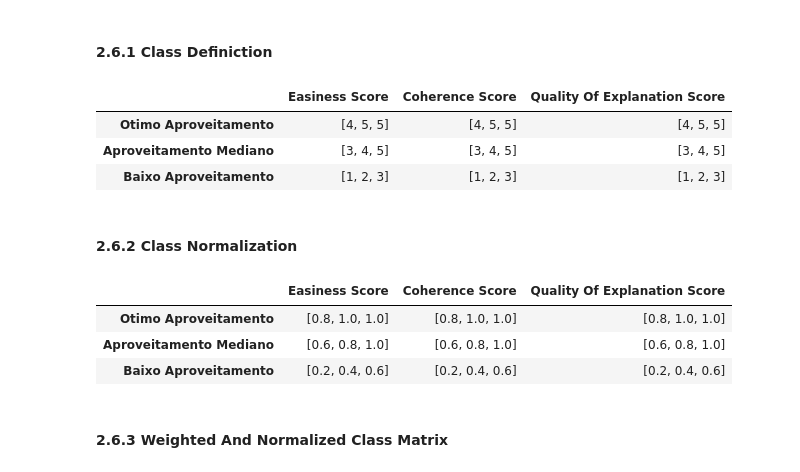
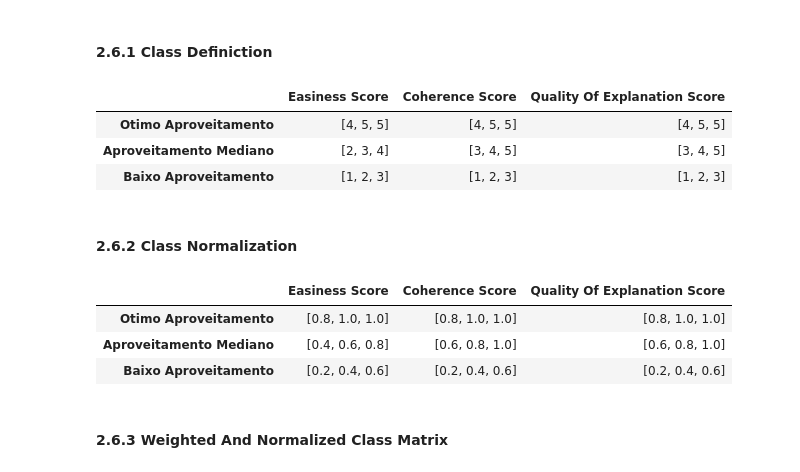
Before and after one commit to Pedro4064/MCDM-Fuzzy---GDE, a Jupyter notebook: src/fuzzy_analysis.ipynb, the cells around one changed output. Saved outputs shown, nothing was run; the diff lists cells and outputs as text; code cells hidden in the pictures.

```diff
--- a/src/fuzzy_analysis.ipynb
+++ b/src/fuzzy_analysis.ipynb
@@ -233,14 +233,14 @@ weighted_professors_scores
 # %% [markdown]
 #### 2.6.1 Class Definiction
 # %%
-classes_description = {'Easiness Score': [crisp_to_fuzzy[5.0], crisp_to_fuzzy[4.0], crisp_to_fuzzy[2.0]], 'Coherence Score':[crisp_to_fuzzy[5.0], crisp_to_fuzzy[4.0], crisp_to_fuzzy[2.0]], 'Quality Of Explanation Score':[crisp_to_fuzzy[5.0], crisp_to_fuzzy[4.0], crisp_to_fuzzy[2.0]]}
+classes_description = {'Easiness Score': [crisp_to_fuzzy[5.0], crisp_to_fuzzy[3.0], crisp_to_fuzzy[2.0]], 'Coherence Score':[crisp_to_fuzzy[5.0], crisp_to_fuzzy[4.0], crisp_to_fuzzy[2.0]], 'Quality Of Explanation Score':[crisp_to_fuzzy[5.0], crisp_to_fuzzy[4.0], crisp_to_fuzzy[2.0]]}
 classes_df = pd.DataFrame(classes_description)
 classes_df = classes_df.set_axis(['Otimo Aproveitamento', 'Aproveitamento Mediano', 'Baixo Aproveitamento'])
 classes_df
 # %% [output]
 |  | Easiness Score | Coherence Score | Quality Of Explanation Score |
 | Otimo Aproveitamento | [4, 5, 5] | [4, 5, 5] | [4, 5, 5] |
-| Aproveitamento Mediano | [3, 4, 5] | [3, 4, 5] | [3, 4, 5] |
+| Aproveitamento Mediano | [2, 3, 4] | [3, 4, 5] | [3, 4, 5] |
 | Baixo Aproveitamento | [1, 2, 3] | [1, 2, 3] | [1, 2, 3] |
 # %% [markdown]
 #### 2.6.2 Class Normalization
@@ -254,7 +254,7 @@ classes_df
 # %% [output]
 |  | Easiness Score | Coherence Score | Quality Of Explanation Score |
 | Otimo Aproveitamento | [0.8, 1.0, 1.0] | [0.8, 1.0, 1.0] | [0.8, 1.0, 1.0] |
-| Aproveitamento Mediano | [0.6, 0.8, 1.0] | [0.6, 0.8, 1.0] | [0.6, 0.8, 1.0] |
+| Aproveitamento Mediano | [0.4, 0.6, 0.8] | [0.6, 0.8, 1.0] | [0.6, 0.8, 1.0] |
 | Baixo Aproveitamento | [0.2, 0.4, 0.6] | [0.2, 0.4, 0.6] | [0.2, 0.4, 0.6] |
 # %% [markdown]
 #### 2.6.3 Weighted And Normalized Class Matrix
```
Also changed, not shown: parts of 8 cells of this notebook.
